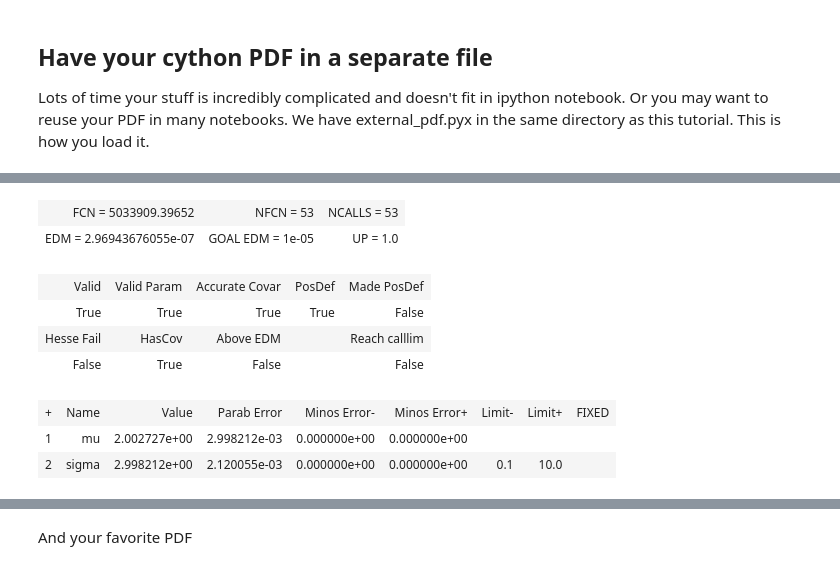
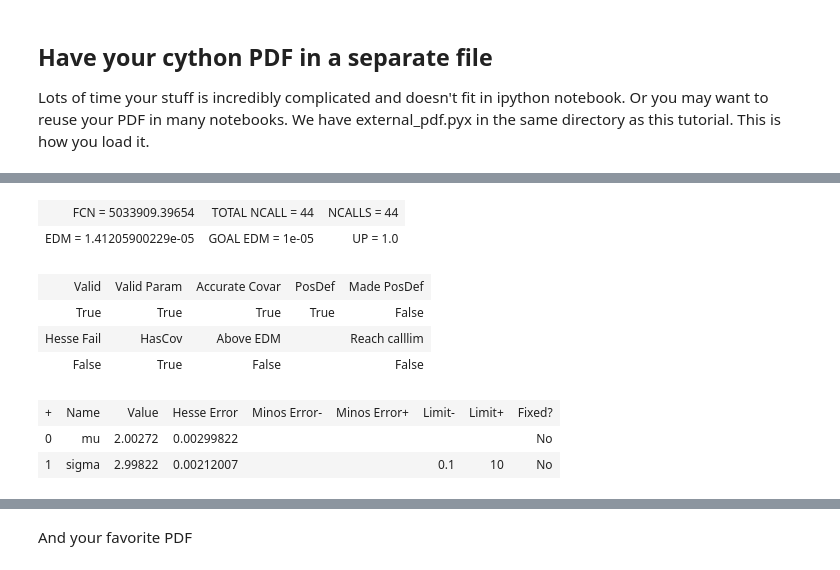
Before and after one commit to scikit-hep/iminuit, a Jupyter notebook: tutorial/hard-core-tutorial.ipynb, the cells around one changed output, grey strips where cells are left out. Saved outputs shown, nothing was run; the diff lists cells and outputs as text; code cells hidden in the pictures.

```diff
--- a/tutorial/hard-core-tutorial.ipynb
+++ b/tutorial/hard-core-tutorial.ipynb
@@ -65,5 +56,5 @@ The Cython extension is already loaded. To reload it, use:
 # %%
 np.random.seed(0)
-data = randn(2e6)*3+2 #mu=2, sigma=3
-hist(data,bins=100, histtype='step');
+data = 2 + 3 * randn(int(2e6)) #mu=2, sigma=3
+hist(data, bins=100, histtype='step');
 # %% [output]
@@ -166,4 +147,0 @@ import external_pdf
-# %%
-np.random.seed(0)
-data = randn(2e6)*3+2
-lh = external_pdf.External_LogLH(data)
@@ -170,18 +150,18 @@ lh = external_pdf.External_LogLH(data)
 # %%
 m = Minuit(lh.compute,mu=1.5, sigma=2.5, error_mu=0.1,
-    error_sigma=0.1, limit_sigma=(0.1,10.0))
+    error_sigma=0.1, limit_sigma=(0.1,10.0), errordef=1)
 m.migrad();
 # %% [output]
 [interactive output not drawn]
-| FCN = 5033909.39652 | NFCN = 53 | NCALLS = 53 |
-| EDM = 2.96943676055e-07 | GOAL EDM = 1e-05 | UP = 1.0 |
+| FCN = 5033909.39654 | TOTAL NCALL = 44 | NCALLS = 44 |
+| EDM = 1.41205900229e-05 | GOAL EDM = 1e-05 | UP = 1.0 |
 | Valid | Valid Param | Accurate Covar | PosDef | Made PosDef |
 | True | True | True | True | False |
 | Hesse Fail | HasCov | Above EDM |  | Reach calllim |
 | False | True | False |  | False |
-| + | Name | Value | Parab Error | Minos Error- | Minos Error+ | Limit- | Limit+ | FIXED |
-| 1 | mu | 2.002727e+00 | 2.998212e-03 | 0.000000e+00 | 0.000000e+00 |  |  |  |
-| 2 | sigma | 2.998212e+00 | 2.120055e-03 | 0.000000e+00 | 0.000000e+00 | 0.1 | 10.0 |  |
+| + | Name | Value | Hesse Error | Minos Error- | Minos Error+ | Limit- | Limit+ | Fixed? |
+| 0 | mu | 2.00272 | 0.00299822 |  |  |  |  | No |
+| 1 | sigma | 2.99822 | 0.00212007 |  |  | 0.1 | 10 | No |
 [interactive output not drawn]
 # %%
 %%timeit -r2 -n2
```
Also changed, not shown: parts of 41 cells of this notebook, 1 other file.
